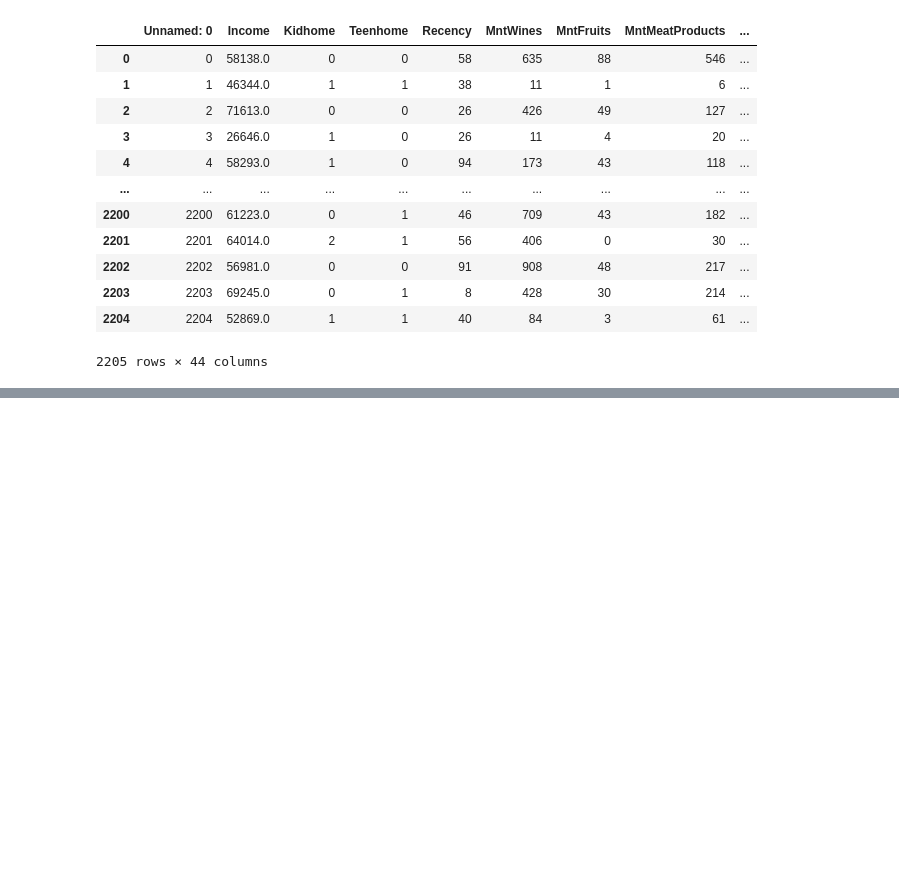
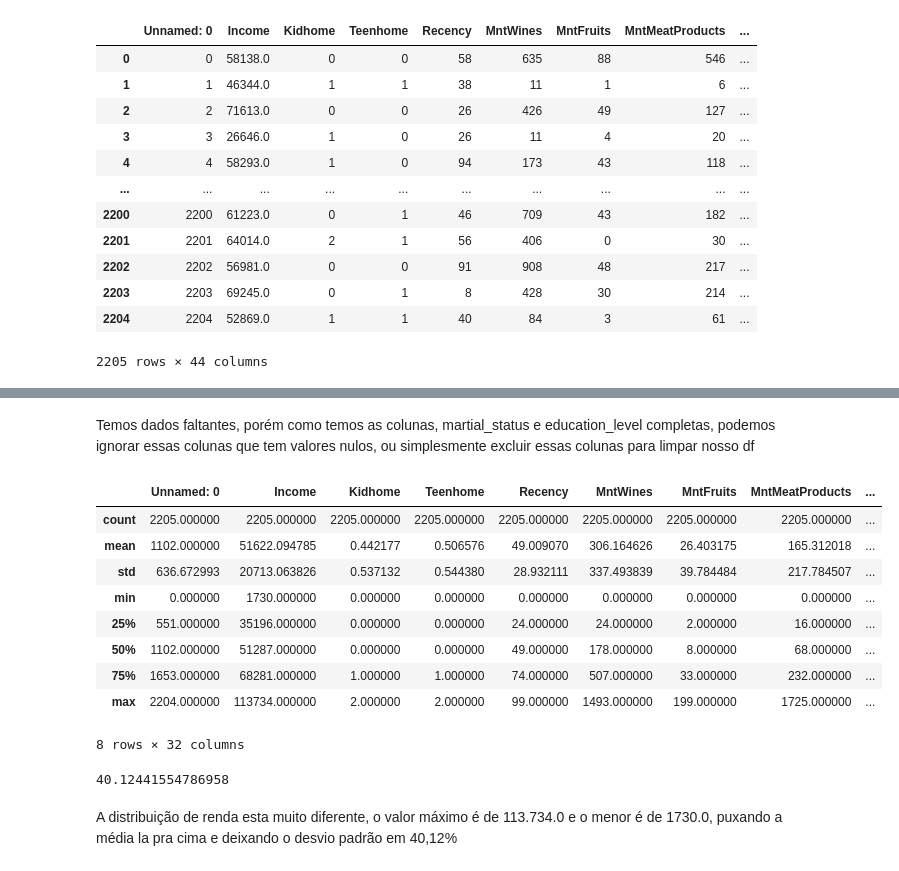
Before and after one commit to joaolpt/Desafio-Ifood, a Jupyter notebook: desafio-ifood.ipynb, the cells around one changed output, grey strips where cells are left out. Saved outputs shown, nothing was run; the diff lists cells and outputs as text; code cells hidden in the pictures; blank space fills up the shorter version.

```diff
--- a/desafio-ifood.ipynb
+++ b/desafio-ifood.ipynb
@@ -22,0 +74,28 @@ display(df)
+# %% [markdown]
+Temos dados faltantes, porém como temos as colunas, martial_status e education_level completas, podemos ignorar essas colunas que tem valores nulos, ou simplesmente excluir essas colunas para limpar nosso df
+# %%
+df_limpo = df.drop(columns=["marital_Divorced", "marital_Married", "marital_Single", "marital_Together",
+                            "marital_Widow", "education_2n Cycle", "education_Basic", "education_Graduation",
+                            "education_Master", "education_PhD"])
+# %%
+display(df_limpo.describe())
+# %% [output]
+|  | Unnamed: 0 | Income | Kidhome | Teenhome | Recency | MntWines | MntFruits | MntMeatProducts | ... |
+| count | 2205.000000 | 2205.000000 | 2205.000000 | 2205.000000 | 2205.000000 | 2205.000000 | 2205.000000 | 2205.000000 | ... |
+| mean | 1102.000000 | 51622.094785 | 0.442177 | 0.506576 | 49.009070 | 306.164626 | 26.403175 | 165.312018 | ... |
+| std | 636.672993 | 20713.063826 | 0.537132 | 0.544380 | 28.932111 | 337.493839 | 39.784484 | 217.784507 | ... |
+| min | 0.000000 | 1730.000000 | 0.000000 | 0.000000 | 0.000000 | 0.000000 | 0.000000 | 0.000000 | ... |
+| 25% | 551.000000 | 35196.000000 | 0.000000 | 0.000000 | 24.000000 | 24.000000 | 2.000000 | 16.000000 | ... |
+| 50% | 1102.000000 | 51287.000000 | 0.000000 | 0.000000 | 49.000000 | 178.000000 | 8.000000 | 68.000000 | ... |
+| 75% | 1653.000000 | 68281.000000 | 1.000000 | 1.000000 | 74.000000 | 507.000000 | 33.000000 | 232.000000 | ... |
+| max | 2204.000000 | 113734.000000 | 2.000000 | 2.000000 | 99.000000 | 1493.000000 | 199.000000 | 1725.000000 | ... |
+8 rows × 32 columns
+# %%
+desvio = df_limpo["Income"].std()
+media = df_limpo["Income"].mean()
+
+print((desvio/media)*100)
+# %% [output]
+40.12441554786958
+# %% [markdown]
+A distribuição de renda esta muito diferente, o valor máximo é de 113.734.0 e o menor é de 1730.0, puxando a média la pra cima e deixando o desvio padrão em 40,12%
```
Also changed, not shown: parts of 18 cells of this notebook.
